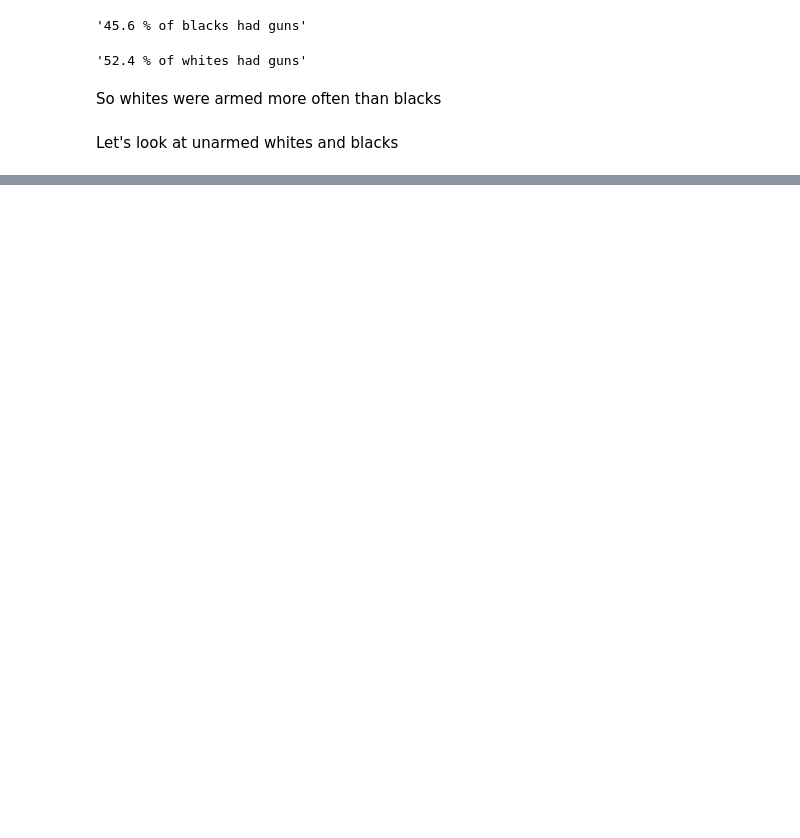
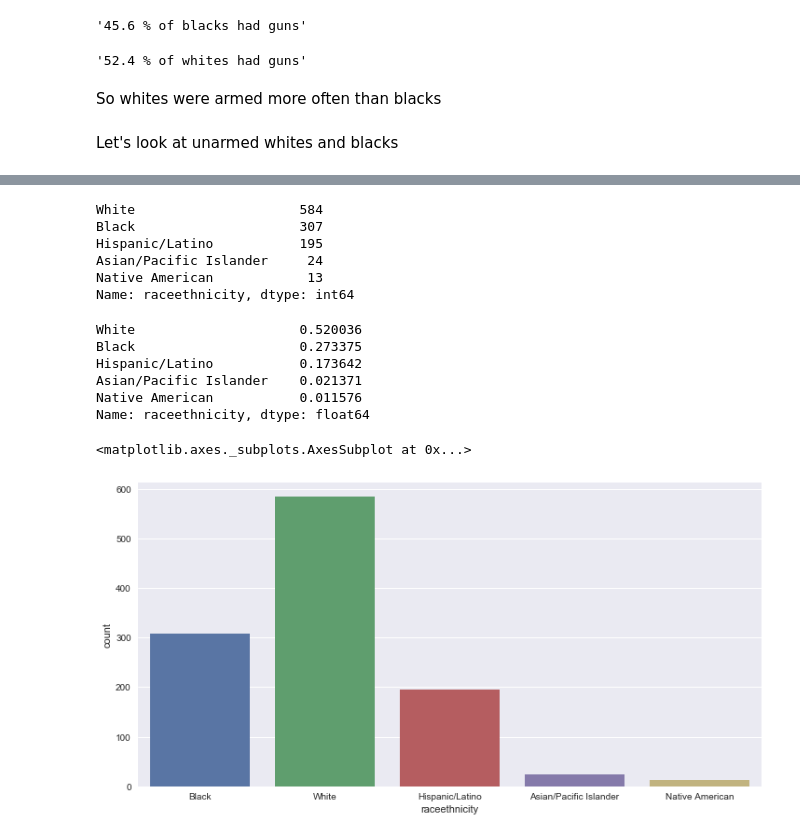
Before and after one commit to minasso/Police_Shootings, a Jupyter notebook: Exploratory_data_analysis.ipynb, the cells around one changed output, grey strips where cells are left out. Cells and saved outputs as stored; diff of their text form; code cells hidden in the pictures; blank space fills up the shorter version.

```diff
--- a/Exploratory_data_analysis.ipynb
+++ b/Exploratory_data_analysis.ipynb
@@ -163,0 +220,2 @@ Let's look at unarmed whites and blacks
+# %%
+races = "White, Black, Hispanic/Latino, Asian/Pacific Islander, Native American".split(', ')
@@ -163,0 +251,4 @@ Let's look at unarmed whites and blacks
+# %%
+rf = df[df['raceethnicity'].apply(lambda x: x in races)]
+# %%
+rf.reset_index(drop=True,inplace=True)
@@ -163,0 +276,23 @@ Let's look at unarmed whites and blacks
+# %%
+rf['raceethnicity'].value_counts()
+# %% [output]
+White                     584
+Black                     307
+Hispanic/Latino           195
+Asian/Pacific Islander     24
+Native American            13
+Name: raceethnicity, dtype: int64
+# %%
+rf['raceethnicity'].value_counts(normalize=True)
+# %% [output]
+White                     0.520036
+Black                     0.273375
+Hispanic/Latino           0.173642
+Asian/Pacific Islander    0.021371
+Native American           0.011576
+Name: raceethnicity, dtype: float64
+# %%
+sns.countplot(rf['raceethnicity'])
+# %% [output]
+<matplotlib.axes._subplots.AxesSubplot at 0x...>
+[figure, added]
```
Also changed, not shown: parts of 24 cells of this notebook, 8 other files.
